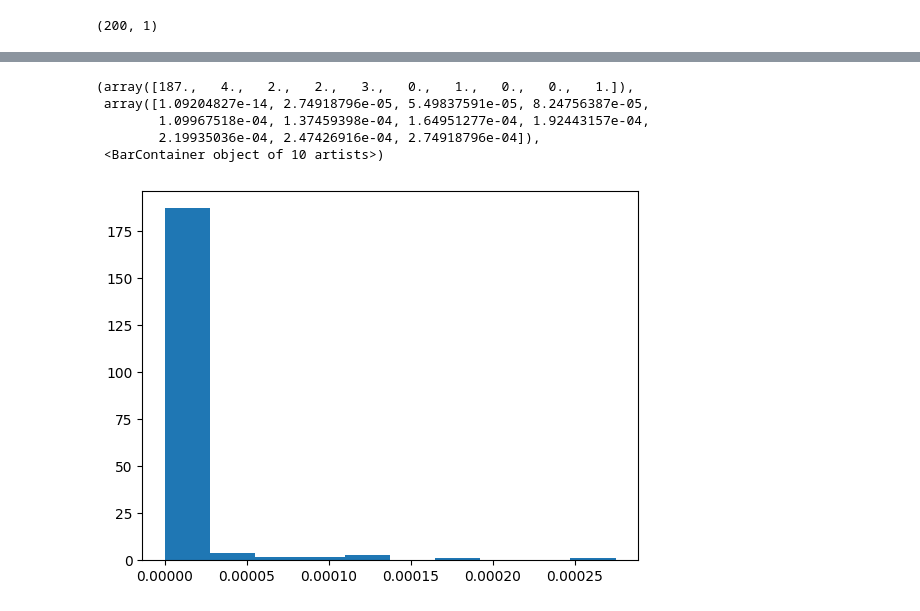
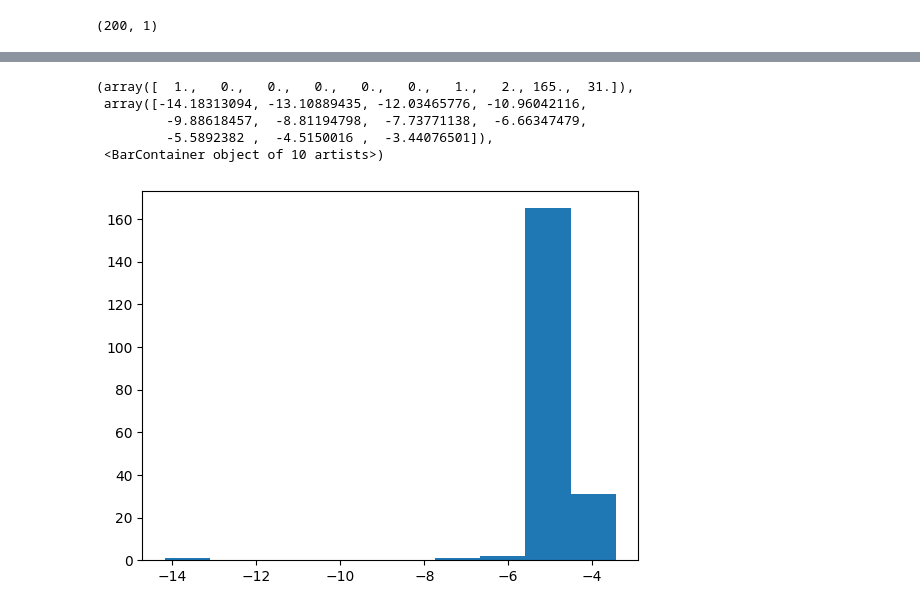
Before and after one commit to asmuzsoy/beams_ext, a Jupyter notebook: separate_parameters.ipynb, the cells around one changed output, grey strips where cells are left out. Drawn from its saved outputs; the diff is of its cells as text; code cells hidden in the pictures.

```diff
--- a/separate_parameters.ipynb
+++ b/separate_parameters.ipynb
@@ -225,7 +225,7 @@ class SN:
         self.ibc_fit = {key:results_dict[key] for key in self.ibc_keys[1:]}
         self.ibc_fit.update({'log_vej': np.log10(self.ibc_fit['vej'])})
 # %%
-data = np.load("fitted_sne_100_092425.npz", allow_pickle=True)
+data = np.load("fitted_sne_100_100125.npz", allow_pickle=True)
 true_ia_sne = data['ia']
 true_ibc_sne = data['ibc']
 all_sne = np.concatenate((true_ia_sne, true_ibc_sne))
@@ -612,9 +596,9 @@ plt.show()
 # %%
-plt.hist(get_param_samples('x0'))
+plt.hist(np.log10(get_param_samples('x0')))
 # %% [output]
-(array([187.,   4.,   2.,   2.,   3.,   0.,   1.,   0.,   0.,   1.]),
- array([1.09204827e-14, 2.74918796e-05, 5.49837591e-05, 8.24756387e-05,
-        1.09967518e-04, 1.37459398e-04, 1.64951277e-04, 1.92443157e-04,
-        2.19935036e-04, 2.47426916e-04, 2.74918796e-04]),
+(array([  1.,   0.,   0.,   0.,   0.,   0.,   1.,   2., 165.,  31.]),
+ array([-14.18313094, -13.10889435, -12.03465776, -10.96042116,
+         -9.88618457,  -8.81194798,  -7.73771138,  -6.66347479,
+         -5.5892382 ,  -4.5150016 ,  -3.44076501]),
  <BarContainer object of 10 artists>)
-[figure, old version]
+[figure, new version]
```
Also changed, not shown: parts of 12 cells of this notebook, 1 other file.
